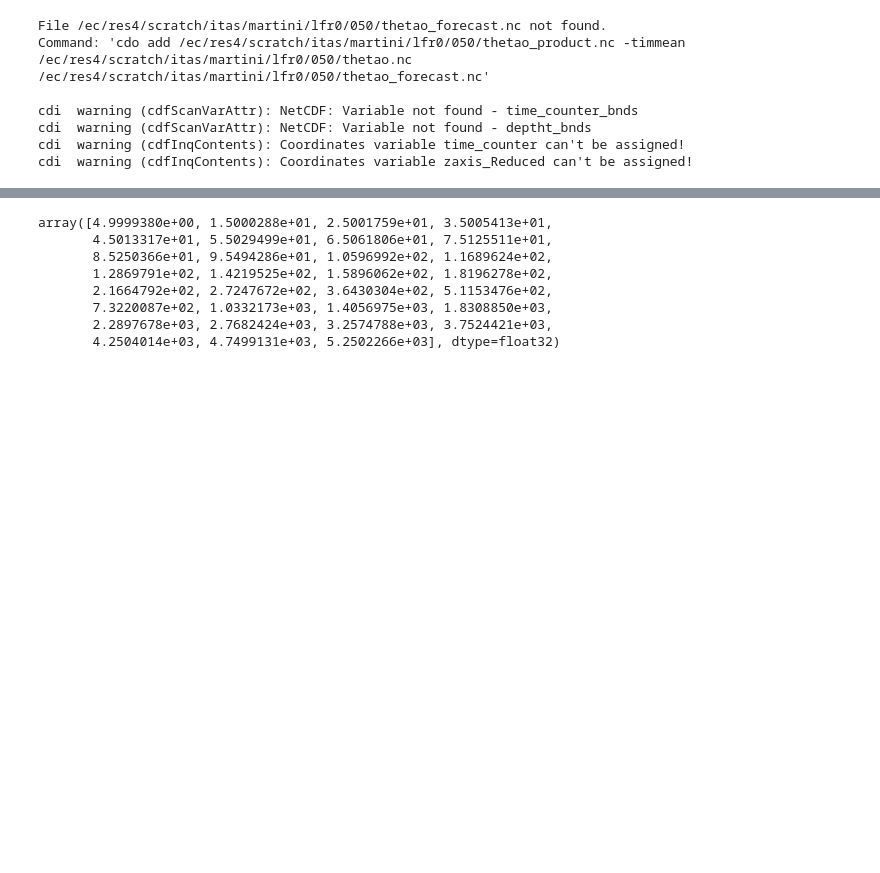
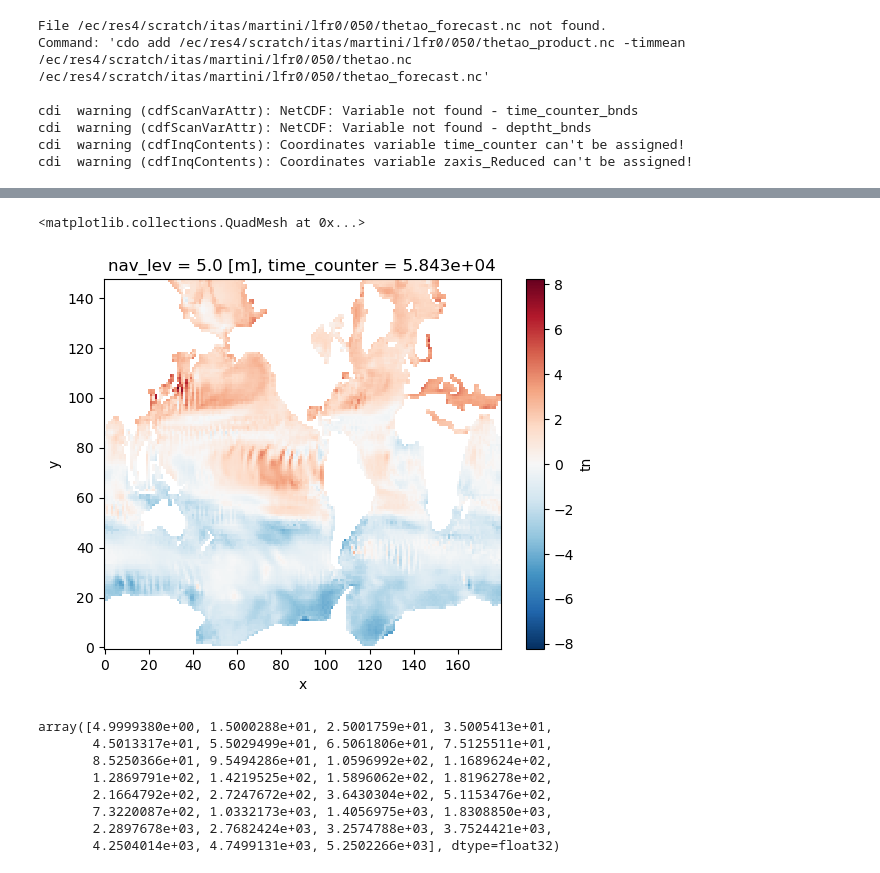
Before and after one commit to asozza/stece, a Jupyter notebook: osprey/notebooks/test_EOF_thetao.ipynb, the cells around one changed output, grey strips where cells are left out. Saved outputs shown, nothing was run; the diff lists cells and outputs as text; code cells hidden in the pictures; blank space fills up the shorter version.

```diff
--- a/osprey/notebooks/test_EOF_thetao.ipynb
+++ b/osprey/notebooks/test_EOF_thetao.ipynb
@@ -305,3 +81,14 @@ delta.plot()
+# %%
+filename = os.path.join(dirs['tmp'], str(endleg).zfill(3), "restart.nc")
+ndata = xr.open_mfdataset(filename, use_cftime=True)
+filename = os.path.join(dirs['tmp'], str(endleg).zfill(3), "FE00_*_restart.nc")
+rdata = xr.open_mfdataset(filename, use_cftime=True)
+# %%
+delta = ndata['tn'].isel(time_counter=0,nav_lev=0)-rdata['tn'].isel(time_counter=0,nav_lev=0)
+delta.plot()
+# %% [output]
+<matplotlib.collections.QuadMesh at 0x...>
+[figure, added]
 # %%
 xdata = xdata.rename_dims({'x_grid_T': 'x', 'y_grid_T': 'y'})
 xdata = xdata.rename({'nav_lat_grid_T': 'lat','nav_lon_grid_T': 'lon'})
```
Also changed, not shown: parts of 19 cells of this notebook, 11 other files.
